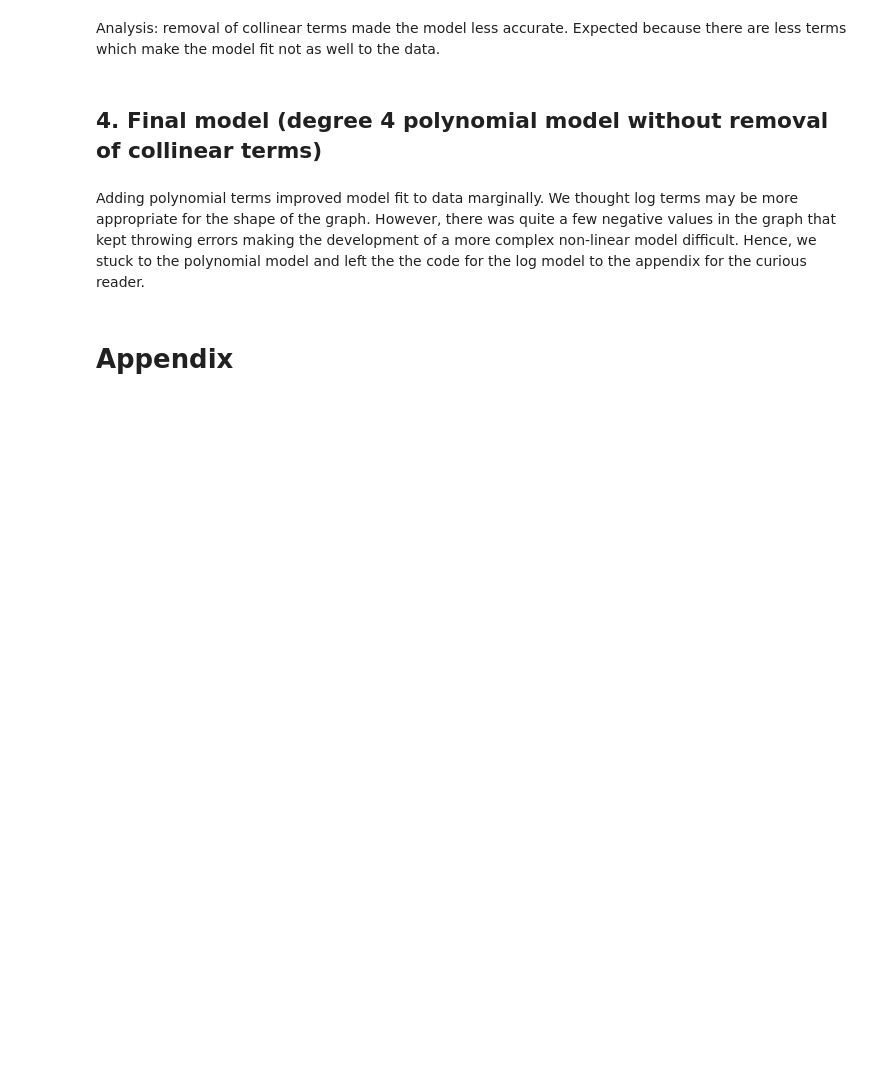
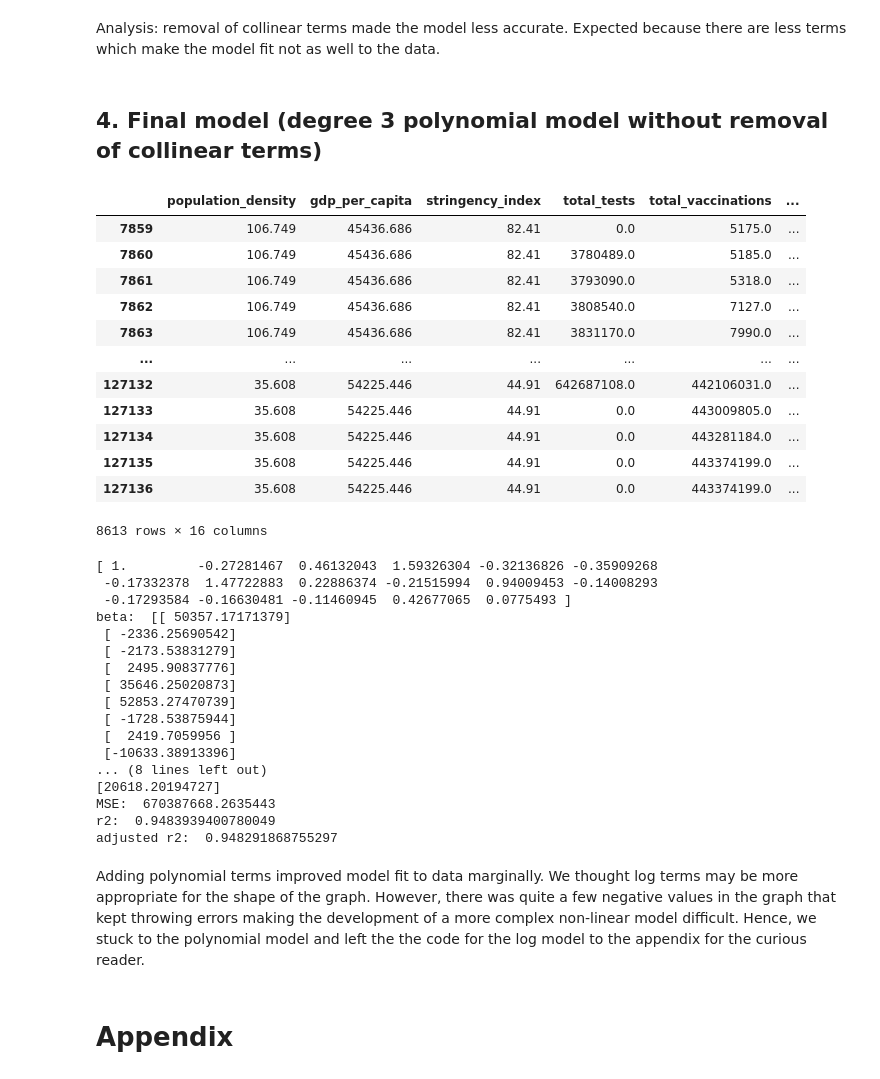
Before and after one commit to shanghongsim/term3_dtp, a Jupyter notebook: T3 2D project .ipynb, the cells around one changed output. Drawn from its saved outputs; the diff is of its cells as text; code cells hidden in the pictures; blank space fills up the shorter version.

```diff
--- a/T3 2D project .ipynb
+++ b/T3 2D project .ipynb
@@ -814,44 +820,84 @@ Text(0.5, 1.0, 'Plot of adjusted r2 when raising selected features to various po
 # %% [markdown]
 Analysis: removal of collinear terms made the model less accurate. Expected because there are less terms which make the model fit not as well to the data.
 # %% [markdown]
-## 4. Final model (degree 4 polynomial model without removal of collinear terms)
+## 4. Final model (degree 3 polynomial model without removal of collinear terms)
 # %%
 # Run polynomial regression
 
 feature=['population_density','gdp_per_capita',
          'stringency_index','total_tests','total_vaccinations',
          'reproduction_rate','hospital_beds_per_thousand','hosp_patients_per_million',
-         'hosp_patients','icu_patients_per_million','icu_patients']
+         'hosp_patients','icu_patients_per_million']
+power_feature=['hosp_patients_per_million','hosp_patients','icu_patients_per_million']
 
 
 all={}
-
 df_feature, df_target = get_features_targets(df_covid, feature, ['total_deaths'])
-df_feature = transform_features(df_feature, "hosp_patients", "hosp_patients^"+str(3),3)
-df_feature = transform_features(df_feature, "hosp_patients_per_million", "hosp_patients_per_million^"+str(3),3)
-df_feature = transform_features(df_feature, "icu_patients", "icu_patients^"+str(3),3)
-df_feature = transform_features(df_feature, "icu_patients_per_million", "icu_patients_per_million^"+str(3),3)
+for f in power_feature:
+    df_feature = transform_features(df_feature, f, f+"^",3)
+display(df_feature)
 
 # normalize the feature using z normalization
 df_feature_z = normalize_z(df_feature)
 
 # print(df_feature.describe())
 X = prepare_feature(df_feature_z)
-# print(X)
+print(X[1,:])
 m=X.shape[1]
 target = prepare_target(df_target)
 
 iterations = 1500
 alpha = 0.01
 beta = np.zeros((m,1))
 
 # call the gradient_descent function
 beta, J_storage = gradient_descent(X, target, beta, alpha, iterations)
 print("beta: ",beta)
 
 # call the predict method to get the predicted values
 pred = predict(df_feature, beta)
-print("predicted y: ",pred)
+# print("predicted y: ",pred)
+print(pred[1])
+
+mse=mean_squared_error(target,pred)
+print('MSE: ',mse)
+
+r2=r2_score(target, pred)
+print('r2: ',r2)
+
+adj_r2=adj_r2_score(X,target,pred)
+print('adjusted r2: ',adj_r2)
+# %% [output]
+|  | population_density | gdp_per_capita | stringency_index | total_tests | total_vaccinations | ... |
+| 7859 | 106.749 | 45436.686 | 82.41 | 0.0 | 5175.0 | ... |
+| 7860 | 106.749 | 45436.686 | 82.41 | 3780489.0 | 5185.0 | ... |
+| 7861 | 106.749 | 45436.686 | 82.41 | 3793090.0 | 5318.0 | ... |
+| 7862 | 106.749 | 45436.686 | 82.41 | 3808540.0 | 7127.0 | ... |
+| 7863 | 106.749 | 45436.686 | 82.41 | 3831170.0 | 7990.0 | ... |
+| ... | ... | ... | ... | ... | ... | ... |
+| 127132 | 35.608 | 54225.446 | 44.91 | 642687108.0 | 442106031.0 | ... |
+| 127133 | 35.608 | 54225.446 | 44.91 | 0.0 | 443009805.0 | ... |
+| 127134 | 35.608 | 54225.446 | 44.91 | 0.0 | 443281184.0 | ... |
+| 127135 | 35.608 | 54225.446 | 44.91 | 0.0 | 443374199.0 | ... |
+| 127136 | 35.608 | 54225.446 | 44.91 | 0.0 | 443374199.0 | ... |
+8613 rows × 16 columns
+[ 1.         -0.27281467  0.46132043  1.59326304 -0.32136826 -0.35909268
+ -0.17332378  1.47722883  0.22886374 -0.21515994  0.94009453 -0.14008293
+ -0.17293584 -0.16630481 -0.11460945  0.42677065  0.0775493 ]
+beta:  [[ 50357.17171379]
+ [ -2336.25690542]
+ [ -2173.53831279]
+ [  2495.90837776]
+ [ 35646.25020873]
+ [ 52853.27470739]
+ [ -1728.53875944]
+ [  2419.7059956 ]
+ [-10633.38913396]
+... (8 lines left out)
+[20618.20194727]
+MSE:  670387668.2635443
+r2:  0.9483939400780049
+adjusted r2:  0.948291868755297
 # %% [markdown]
 Adding polynomial terms improved model fit to data marginally. We thought log terms may be more appropriate for the shape of the graph. However, there was quite a few negative values in the graph that kept throwing errors making the development of a more complex non-linear model difficult. Hence, we stuck to the polynomial model and left the the code for the log model to the appendix for the curious reader.
 # %% [markdown]
```
Also changed, not shown: parts of 6 cells of this notebook, 3 other files.
